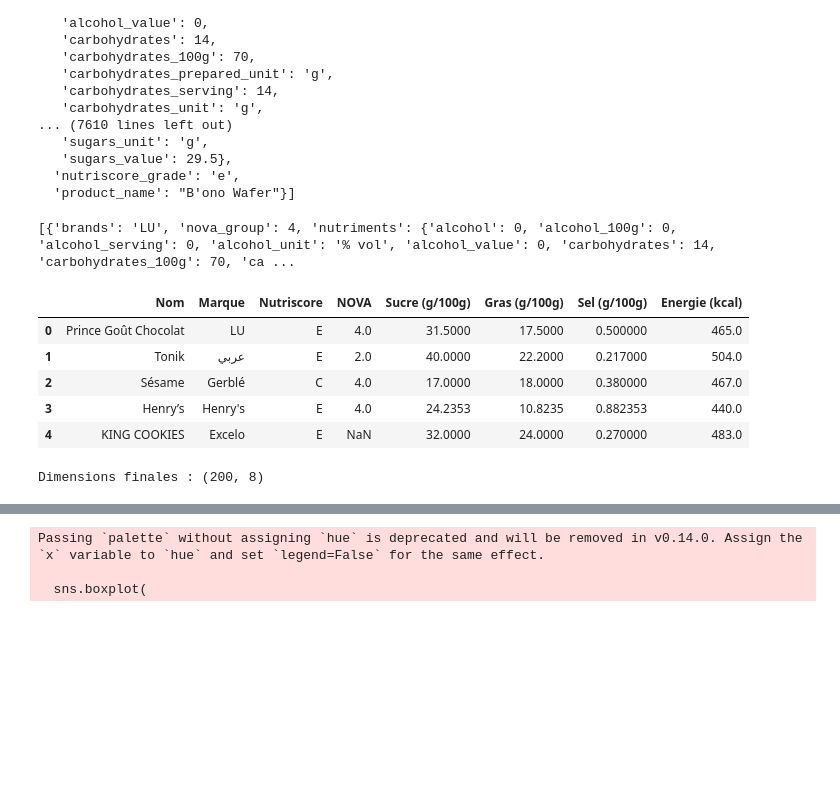
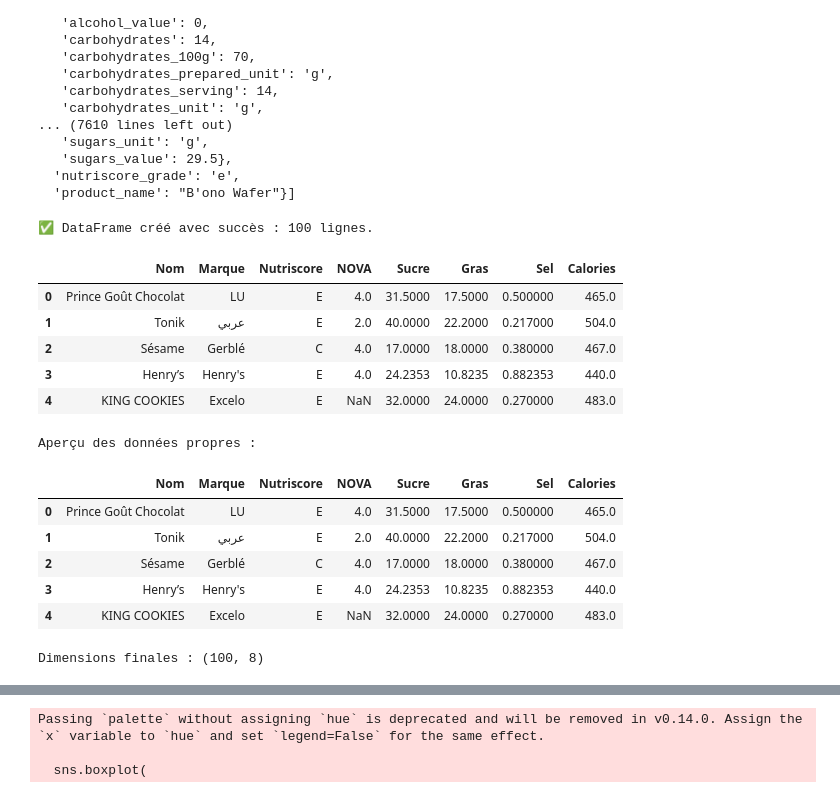
Before and after one commit to Mc3li3/ENSAE-Python-pour-la-data-science, a Jupyter notebook: src/main.ipynb, the cells around one changed output, grey strips where cells are left out. Saved outputs shown, nothing was run; the diff lists cells and outputs as text; code cells hidden in the pictures; blank space fills up the shorter version.

```diff
--- a/src/main.ipynb
+++ b/src/main.ipynb
@@ -32,7 +32,7 @@ def fetch_openfoodfacts_data(category, page_size=100):
 
     print(f"📡 Interrogation de l'API pour : {category}...")
     try:
-        response = requests.get(url, params=params, timeout=10)
+        response = requests.get(url, params=params, timeout=200)
         response.raise_for_status() # Vérifie les erreurs HTTP
         return response.json().get('products', [])
     except requests.exceptions.RequestException as e:
@@ -69,39 +70,55 @@ data_biscuits
   'nutriscore_grade': 'e',
   'product_name': "B'ono Wafer"}]
 # %%
-# Transformation en DataFrame propre
-products_list = []
-print(raw_data)
-for item in raw_data:
-    nutriments = item.get('nutriments', {})
 
-    products_list.append({
-        'Nom': item.get('product_name', 'Inconnu'),
-        'Marque': item.get('brands', 'Inconnu'),
-        'Nutriscore': item.get('nutriscore_grade', np.nan), # A, B, C, D, E
-        'NOVA': item.get('nova_group', np.nan),             # Degré de transformation (1-4)
-        'Sucre (g/100g)': nutriments.get('sugars_100g', np.nan),
-        'Gras (g/100g)': nutriments.get('fat_100g', np.nan),
-        'Sel (g/100g)': nutriments.get('salt_100g', np.nan),
-        'Energie (kcal)': nutriments.get('energy-kcal_100g', np.nan)
-    })
+if not raw_data:
+    print("⚠️ ATTENTION : Aucune donnée récupérée de l'API !")
+    # On crée un DataFrame vide MAIS avec les colonnes attendues pour ne pas faire planter la suite
+    df = pd.DataFrame(columns=['Nom', 'Marque', 'Nutriscore', 'NOVA', 'Sucre', 'Gras', 'Sel', 'Calories'])
+else:
+    # Ton code de transformation habituel
+    products_list = []
+    for item in raw_data:
+        nutriments = item.get('nutriments', {})
+        products_list.append({
+            'Nom': item.get('product_name', 'Inconnu'),
+            'Marque': item.get('brands', 'Inconnu'),
+            'Nutriscore': str(item.get('nutriscore_grade', 'nan')), # Convertir en str pour éviter les bugs
+            'NOVA': item.get('nova_group', np.nan),
+            'Sucre': nutriments.get('sugars_100g', np.nan),
+            'Gras': nutriments.get('fat_100g', np.nan),
+            'Sel': nutriments.get('salt_100g', np.nan),
+            'Calories': nutriments.get('energy-kcal_100g', np.nan)
+        })
+    df = pd.DataFrame(products_list)
 
-df = pd.DataFrame(products_list)
-
-df['Nutriscore'] = df['Nutriscore'].str.upper()
+# Sécurité supplémentaire : On vérifie si la colonne existe avant de la modifier
+if 'Nutriscore' in df.columns and not df.empty:
+    df['Nutriscore'] = df['Nutriscore'].str.upper()
+    print(f"✅ DataFrame créé avec succès : {len(df)} lignes.")
+    display(df.head())
+else:
+    print("❌ Echec critique : Le DataFrame est vide ou mal formé.")
 
 print("Aperçu des données propres :")
 display(df.head())
 print(f"Dimensions finales : {df.shape}")
 # %% [output]
-[{'brands': 'LU', 'nova_group': 4, 'nutriments': {'alcohol': 0, 'alcohol_100g': 0, 'alcohol_serving': 0, 'alcohol_unit': '% vol', 'alcohol_value': 0, 'carbohydrates': 14, 'carbohydrates_100g': 70, 'ca ...
+✅ DataFrame créé avec succès : 100 lignes.
-|  | Nom | Marque | Nutriscore | NOVA | Sucre (g/100g) | Gras (g/100g) | Sel (g/100g) | Energie (kcal) |
+|  | Nom | Marque | Nutriscore | NOVA | Sucre | Gras | Sel | Calories |
 | 0 | Prince Goût Chocolat | LU | E | 4.0 | 31.5000 | 17.5000 | 0.500000 | 465.0 |
 | 1 | Tonik | عربي | E | 2.0 | 40.0000 | 22.2000 | 0.217000 | 504.0 |
 | 2 | Sésame | Gerblé | C | 4.0 | 17.0000 | 18.0000 | 0.380000 | 467.0 |
 | 3 | Henry’s | Henry's | E | 4.0 | 24.2353 | 10.8235 | 0.882353 | 440.0 |
 | 4 | KING COOKIES | Excelo | E | NaN | 32.0000 | 24.0000 | 0.270000 | 483.0 |
-Dimensions finales : (200, 8)
+Aperçu des données propres :
+|  | Nom | Marque | Nutriscore | NOVA | Sucre | Gras | Sel | Calories |
+| 0 | Prince Goût Chocolat | LU | E | 4.0 | 31.5000 | 17.5000 | 0.500000 | 465.0 |
+| 1 | Tonik | عربي | E | 2.0 | 40.0000 | 22.2000 | 0.217000 | 504.0 |
+| 2 | Sésame | Gerblé | C | 4.0 | 17.0000 | 18.0000 | 0.380000 | 467.0 |
+| 3 | Henry’s | Henry's | E | 4.0 | 24.2353 | 10.8235 | 0.882353 | 440.0 |
+| 4 | KING COOKIES | Excelo | E | NaN | 32.0000 | 24.0000 | 0.270000 | 483.0 |
+Dimensions finales : (100, 8)
 # %%
 # On supprime les lignes où il manque des infos critiques
 df = df.dropna(subset=['Sucre (g/100g)', 'Gras (g/100g)', 'Nutriscore'])
```
Also changed, not shown: parts of 2 cells of this notebook.
